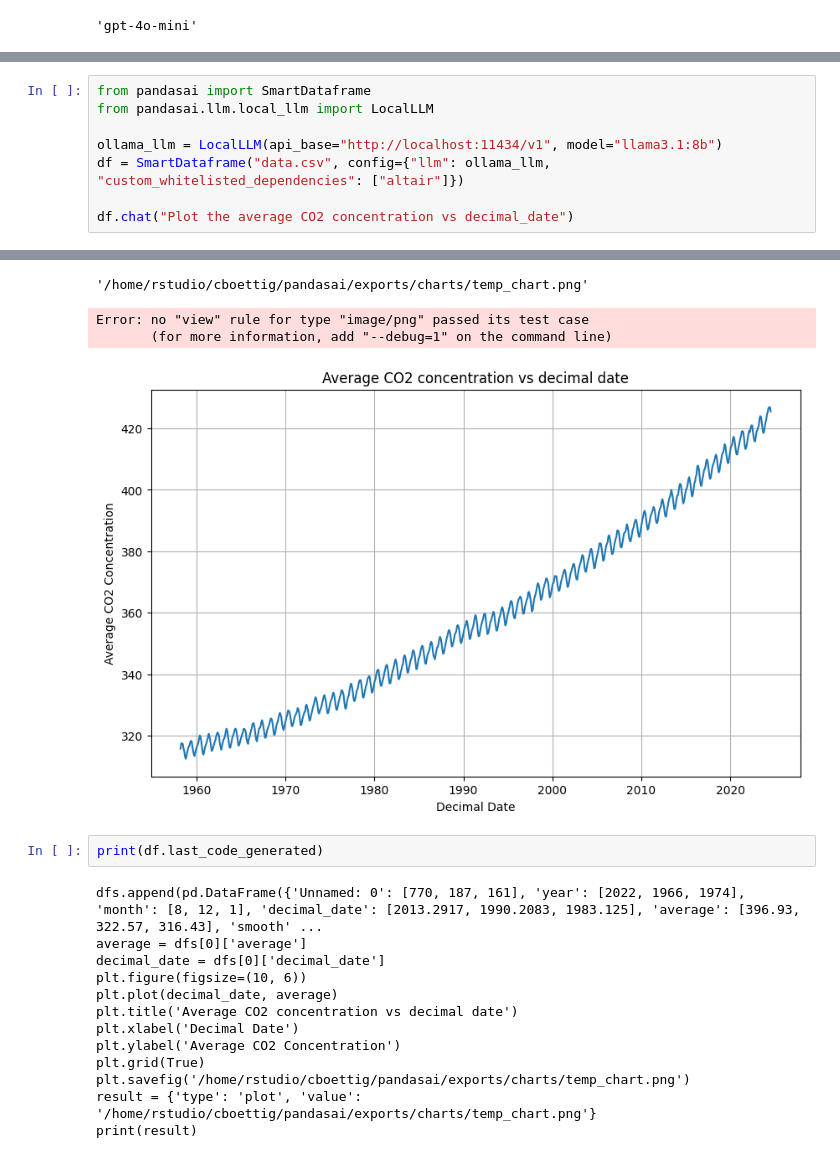
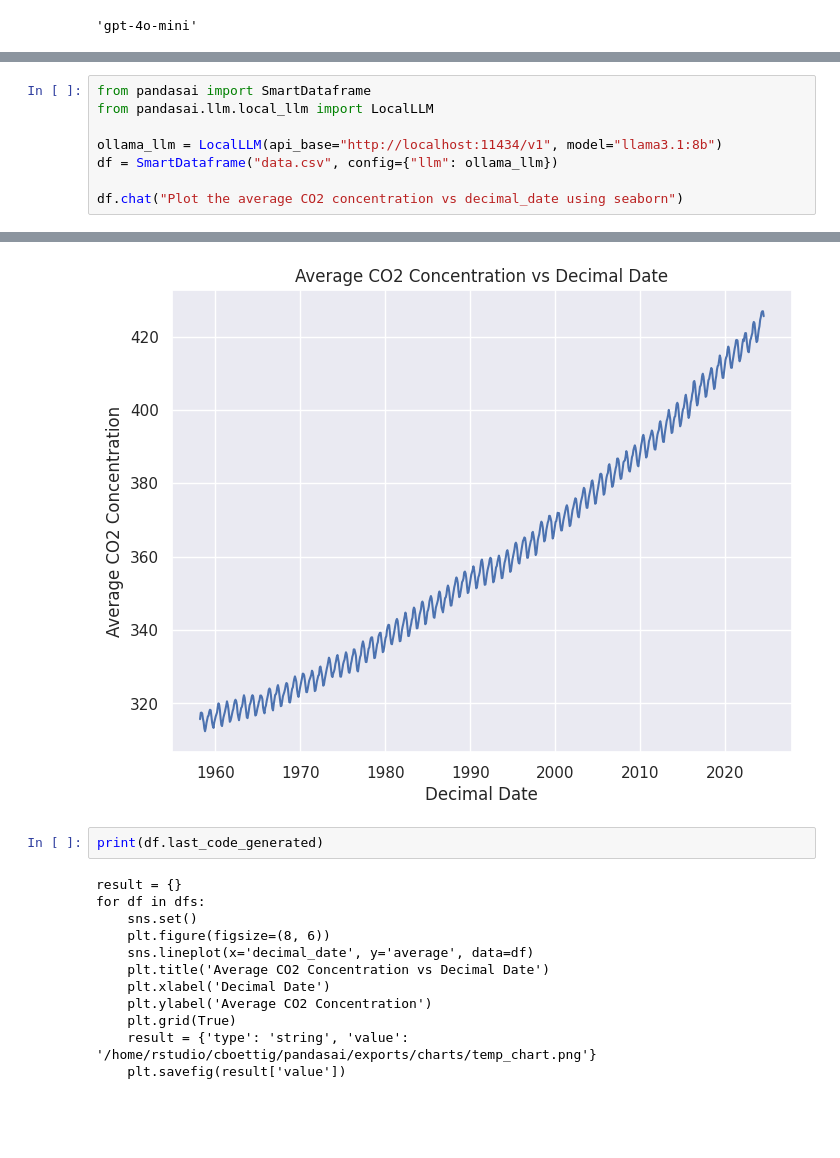
Before and after one commit to espm-157/pandas-ai-testing, a Jupyter notebook: pandas-ai.ipynb, the cells around one changed output, grey strips where cells are left out. Saved outputs shown, nothing was run; the diff lists cells and outputs as text; blank space fills up the shorter version.

Commit message:
seaborn

```diff
--- a/pandas-ai.ipynb
+++ b/pandas-ai.ipynb
@@ -179,7 +91,7 @@ from pandasai import SmartDataframe
 from pandasai.llm.local_llm import LocalLLM
 
 ollama_llm = LocalLLM(api_base="http://localhost:11434/v1", model="llama3.1:8b")
-df = SmartDataframe("data.csv", config={"llm": ollama_llm, "custom_whitelisted_dependencies": ["altair"]})
+df = SmartDataframe("data.csv", config={"llm": ollama_llm})
 
-df.chat("Plot the average CO2 concentration vs decimal_date")
+df.chat("Plot the average CO2 concentration vs decimal_date using seaborn")
 # %% [output]
@@ -203,19 +99,15 @@ Unnamed: 0,year,month,decimal_date,average,smooth,std_days,uncertainty_monthly_m
-'/home/rstudio/cboettig/pandasai/exports/charts/temp_chart.png'
-Error: no "view" rule for type "image/png" passed its test case
-       (for more information, add "--debug=1" on the command line)
-[figure, old version]
+[figure, new version]
 # %%
 print(df.last_code_generated)
 # %% [output]
-dfs.append(pd.DataFrame({'Unnamed: 0': [770, 187, 161], 'year': [2022, 1966, 1974], 'month': [8, 12, 1], 'decimal_date': [2013.2917, 1990.2083, 1983.125], 'average': [396.93, 322.57, 316.43], 'smooth' ...
-average = dfs[0]['average']
-decimal_date = dfs[0]['decimal_date']
-plt.figure(figsize=(10, 6))
-plt.plot(decimal_date, average)
-plt.title('Average CO2 concentration vs decimal date')
-plt.xlabel('Decimal Date')
-plt.ylabel('Average CO2 Concentration')
-plt.grid(True)
-plt.savefig('/home/rstudio/cboettig/pandasai/exports/charts/temp_chart.png')
-result = {'type': 'plot', 'value': '/home/rstudio/cboettig/pandasai/exports/charts/temp_chart.png'}
-print(result)
+result = {}
+for df in dfs:
+    sns.set()
+    plt.figure(figsize=(8, 6))
+    sns.lineplot(x='decimal_date', y='average', data=df)
+    plt.title('Average CO2 Concentration vs Decimal Date')
+    plt.xlabel('Decimal Date')
+    plt.ylabel('Average CO2 Concentration')
+    plt.grid(True)
+    result = {'type': 'string', 'value': '/home/rstudio/cboettig/pandasai/exports/charts/temp_chart.png'}
+    plt.savefig(result['value'])
```
Also changed, not shown: parts of 8 cells of this notebook.
